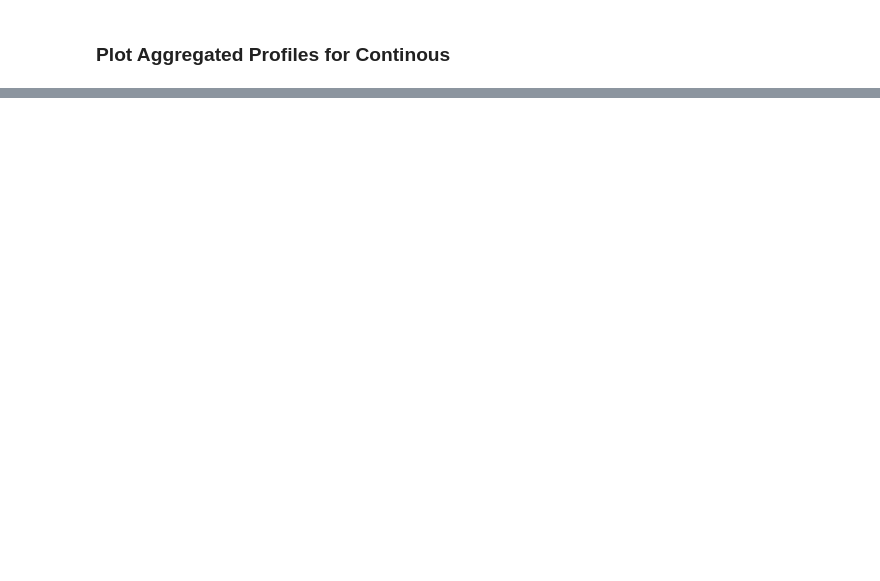
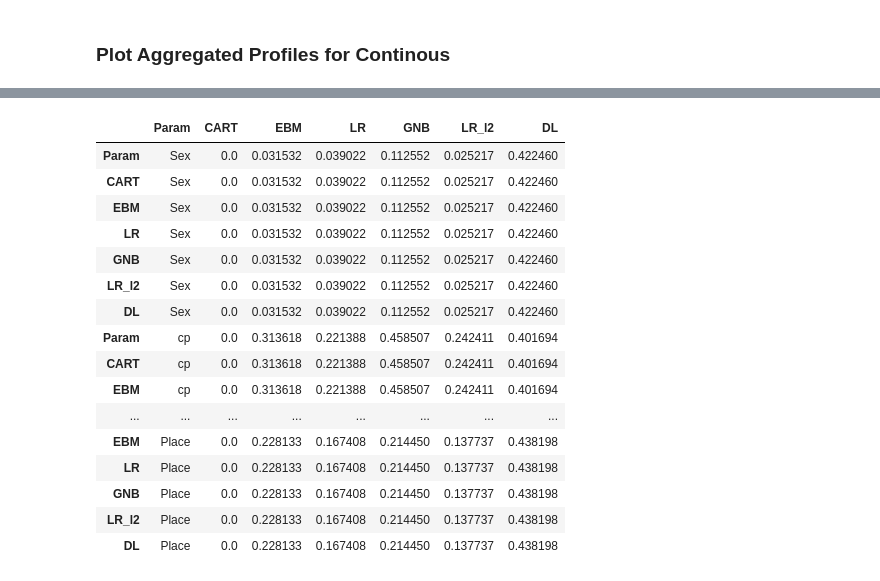
Before and after one commit to bartsvoboda/XAI_models, a Jupyter notebook: worst-case_exp/heart.ipynb, the cells around one changed output, grey strips where cells are left out. Drawn from its saved outputs; the diff is of its cells as text; code cells hidden in the pictures; blank space fills up the shorter version.

```diff
--- a/worst-case_exp/heart.ipynb
+++ b/worst-case_exp/heart.ipynb
@@ -160,0 +200,30 @@ pd_cart
+# %%
+def select_feat_result_cat(feat_name):
+    feat_cart = pd_cart_cat.result[pd_cart_cat.result["_vname_"] == feat_name]
+    feat_ebm = pd_ebm_cat.result[pd_ebm_cat.result["_vname_"] == feat_name]
+    feat_lr = pd_lr_cat.result[pd_lr_cat.result["_vname_"] == feat_name]
+    feat_gnb = pd_gnb_cat.result[pd_gnb_cat.result["_vname_"] == feat_name]
+    feat_lr_l2 = pd_lr_l2_cat.result[pd_lr_l2_cat.result["_vname_"] == feat_name]
+    feat_dl = pd_dl_cat.result[pd_dl_cat.result["_vname_"] == feat_name]
+
+    #define generator clf
+    gen_res = feat_cart
+
+    cart_res = calc(gen_res, feat_cart)
+    ebm_res = calc(gen_res, feat_ebm)
+    lr_res = calc(gen_res, feat_lr)
+    gnb_res = calc(gen_res, feat_gnb)
+    lr_l2_res = calc(gen_res, feat_lr_l2)
+    dl_res = calc(gen_res, feat_dl)
+
+    dict_result = {
+        "Param": feat_name,
+        "CART": cart_res,
+        "EBM": ebm_res,
+        "LR": lr_res,
+        "GNB": gnb_res,
+        "LR_l2": lr_l2_res,
+        "DL": dl_res
+    }
+
+    return dict_result
@@ -160,0 +261,27 @@ pd_cart
+# %%
+cat_results = []
+for param in cat_feat:
+    param_result = select_feat_result_cat(param)
+    param_result = pd.DataFrame(param_result, index =list(param_result.keys()))
+    cat_results.append(param_result)
+# %%
+cat_final_res = pd.concat(cat_results)
+cat_final_res
+# %% [output]
+|  | Param | CART | EBM | LR | GNB | LR_l2 | DL |
+| Param | Sex | 0.0 | 0.031532 | 0.039022 | 0.112552 | 0.025217 | 0.422460 |
+| CART | Sex | 0.0 | 0.031532 | 0.039022 | 0.112552 | 0.025217 | 0.422460 |
+| EBM | Sex | 0.0 | 0.031532 | 0.039022 | 0.112552 | 0.025217 | 0.422460 |
+| LR | Sex | 0.0 | 0.031532 | 0.039022 | 0.112552 | 0.025217 | 0.422460 |
+| GNB | Sex | 0.0 | 0.031532 | 0.039022 | 0.112552 | 0.025217 | 0.422460 |
+| LR_l2 | Sex | 0.0 | 0.031532 | 0.039022 | 0.112552 | 0.025217 | 0.422460 |
+| DL | Sex | 0.0 | 0.031532 | 0.039022 | 0.112552 | 0.025217 | 0.422460 |
+| Param | cp | 0.0 | 0.313618 | 0.221388 | 0.458507 | 0.242411 | 0.401694 |
+| CART | cp | 0.0 | 0.313618 | 0.221388 | 0.458507 | 0.242411 | 0.401694 |
+| EBM | cp | 0.0 | 0.313618 | 0.221388 | 0.458507 | 0.242411 | 0.401694 |
+| ... | ... | ... | ... | ... | ... | ... | ... |
+| EBM | Place | 0.0 | 0.228133 | 0.167408 | 0.214450 | 0.137737 | 0.438198 |
+| LR | Place | 0.0 | 0.228133 | 0.167408 | 0.214450 | 0.137737 | 0.438198 |
+| GNB | Place | 0.0 | 0.228133 | 0.167408 | 0.214450 | 0.137737 | 0.438198 |
+| LR_l2 | Place | 0.0 | 0.228133 | 0.167408 | 0.214450 | 0.137737 | 0.438198 |
+| DL | Place | 0.0 | 0.228133 | 0.167408 | 0.214450 | 0.137737 | 0.438198 |
```
Also changed, not shown: parts of 17 cells of this notebook, 1 other file.
